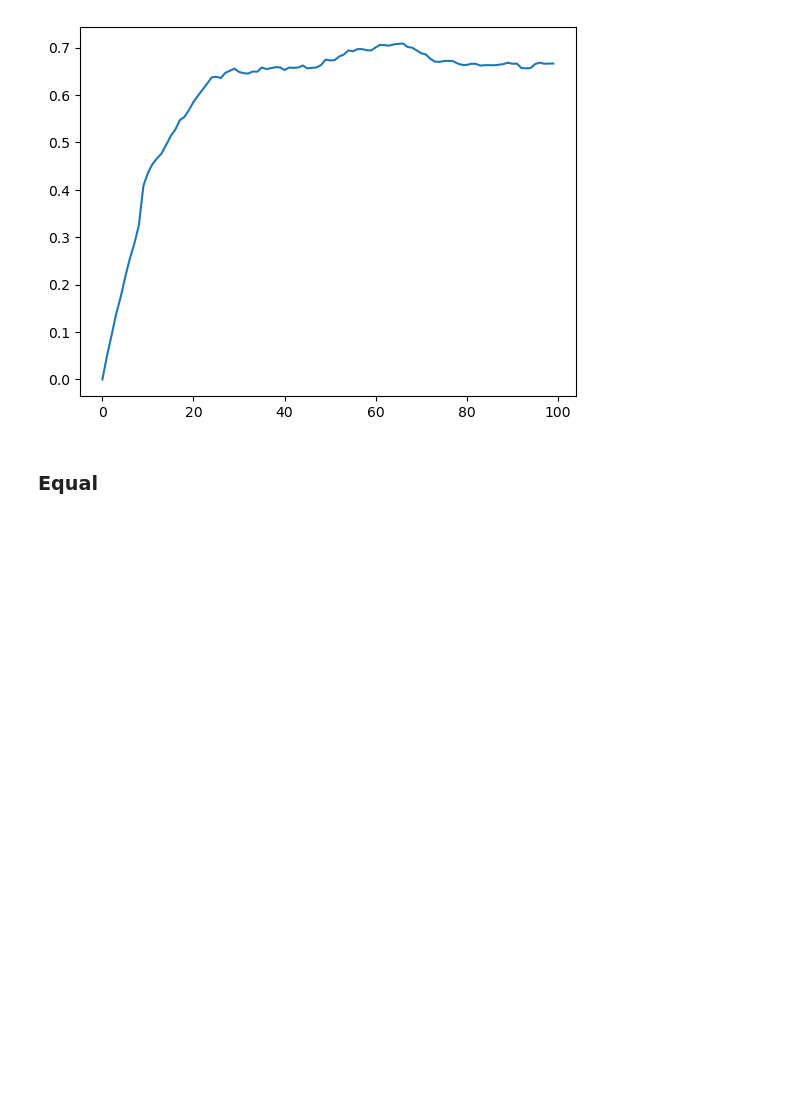
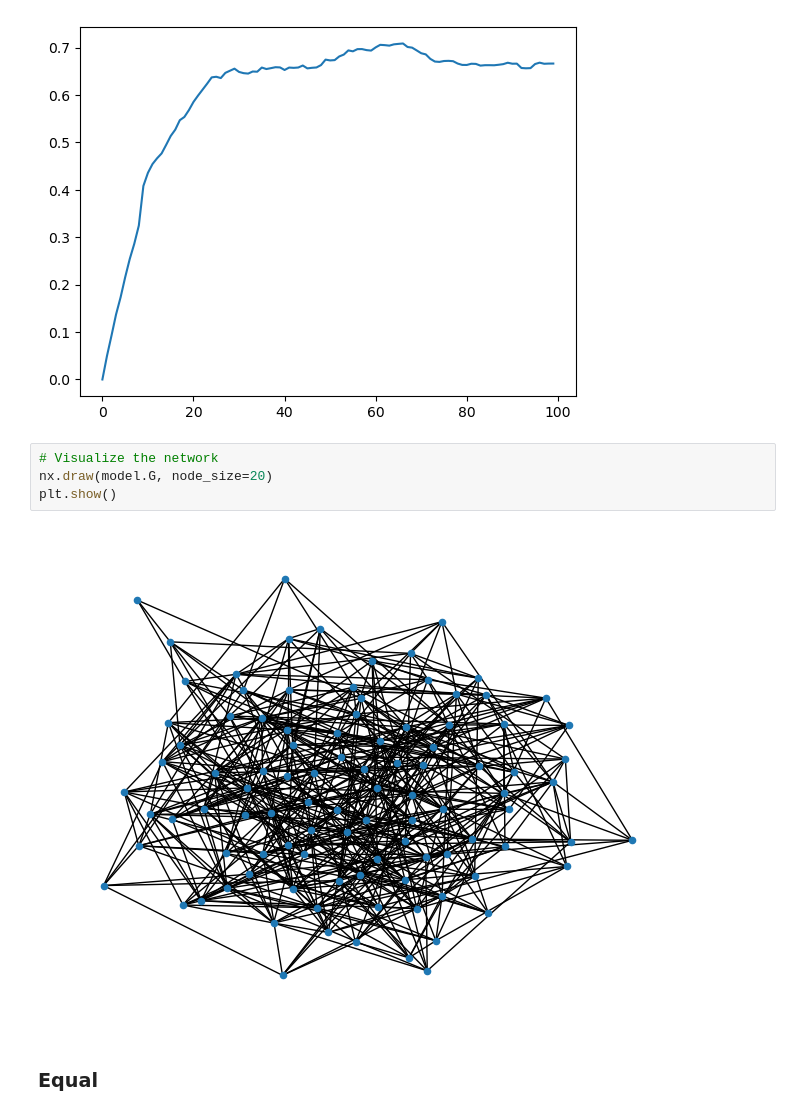
Before and after one commit to pollockDeVis/sfi_hw_normal_change, a Jupyter notebook: combined_model.ipynb, the cells around one changed output. Saved outputs shown, nothing was run; the diff lists cells and outputs as text; blank space fills up the shorter version.

```diff
--- a/combined_model.ipynb
+++ b/combined_model.ipynb
@@ -351,6 +389,12 @@ plt.plot(gini)
 # %% [output]
 [<matplotlib.lines.Line2D at 0x...>]
 [figure]
+# %%
+# Visualize the network
+nx.draw(model.G, node_size=20)
+plt.show()
+# %% [output]
+[figure, added]
 # %% [markdown]
 ### Equal
 # %%
```
Also changed, not shown: parts of 5 cells of this notebook, 2 other files.
